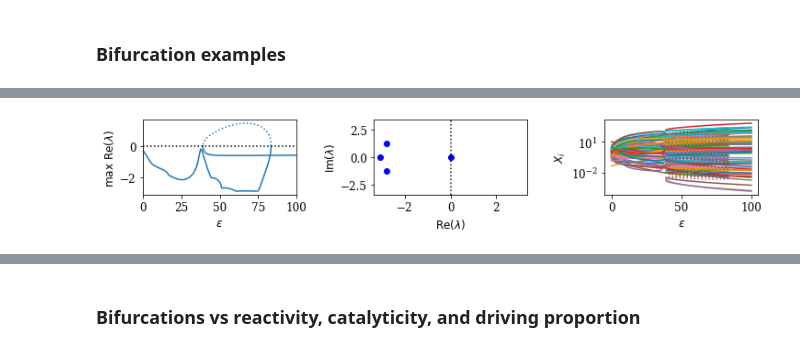
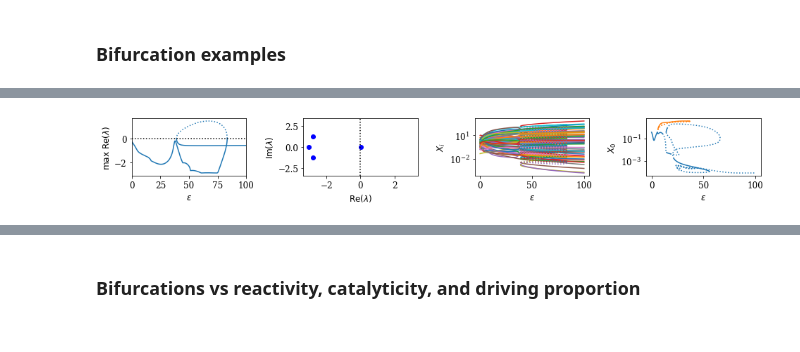
Before and after one commit to znicolaou/rmtchem, a Jupyter notebook: plots.ipynb, the cells around one changed output, grey strips where cells are left out. Cells and saved outputs as stored; diff of their text form; code cells hidden in the pictures.

```diff
--- a/plots.ipynb
+++ b/plots.ipynb
@@ -17,9 +17,8 @@ colors = prop_cycle.by_key()['color']
 # %% [markdown]
 ### Example graph
 # %%
-n=64
-c=0.5
-nr=int(c*n)
+n=4096
+nr=int(0.5*n*np.log(n))
 seed=1
 
 np.random.seed(seed)
@@ -57,10 +56,10 @@ if len(components)>1:
     for i in range(len(components)):
         comp=list(components)[i]
         idx=np.array(list(comp))
-        nx.draw(nx.convert_matrix.from_numpy_matrix(adj[np.ix_(idx,idx)]),node_size=200,ax=ax[i])
+        nx.draw(nx.convert_matrix.from_numpy_matrix(adj[np.ix_(idx,idx)]),node_size=50,ax=ax[i])
         ax[i].axis('off')
 else:
-    nx.draw(g,node_size=200)
+    nx.draw(g,node_size=12.5,width=0.025)
 
 plt.savefig('plots/fig1b.pdf')
 plt.show()
@@ -77,7 +76,7 @@ plt.show()
 ns=[64,512,4096]
 ls=['-','--',':']
 
-plt.subplots(2,2,figsize=(6,6))
+plt.subplots(2,2,figsize=(6,4))
 
 plt.subplot(2,2,1)
 plt.ylabel("proportion")
@@ -106,8 +105,10 @@ plt.xticks(locs,[])
 for i in range(3):
     n=ns[i]
     dat=np.loadtxt('data/er/'+str(n)+'_counts.txt')
-    plt.plot(dat[:,1]/(20/3)/np.log(n),dat[:,4],color='blue',linestyle=ls[i])
-    plt.plot(dat[:,1]/(20/3)/np.log(n),dat[:,5],color='orange',linestyle=ls[i])
+#     plt.plot(dat[:,1]/(20/3)/np.log(n),dat[:,4],color='blue',linestyle=ls[i])
+#     plt.plot(dat[:,1]/(20/3)/np.log(n),dat[:,5],color='orange',linestyle=ls[i])
+    plt.plot(np.concatenate([dat[:,1]/(20/3)/np.log(n),[0.4]]), np.concatenate([dat[:,4],[1]]),color='blue',linestyle=ls[i])
+    plt.plot(np.concatenate([dat[:,1]/(20/3)/np.log(n),[0.4]]), np.concatenate([dat[:,5],[1]]),color='orange',linestyle=ls[i])
 plt.plot([3/40,3/40],[0,1.1],color='black',linestyle=':')
 
 plt.subplot(2,2,3)
@@ -276,9 +180,15 @@ True 0.8975984789999814
 # %%
-plt.subplots(1,3,figsize=(12,1.5))
-plt.subplot(1,3,1)
+Xs=np.load('data/sn/Xs.npy')
+evals=np.load('data/sn/evals.npy')
+epsilons=np.load('data/sn/epsilons.npy')
+Xts=np.load('data/sn/Xts.npy')
+ts=np.load('data/sn/ts.npy')
+n=len(Xts)
+
+plt.subplots(1,4,figsize=(16,1.5))
+plt.subplot(1,4,1)
 plt.xlabel(r'$\epsilon$')
 plt.ylabel(r'$\mathrm{max}~\mathrm{Re}(\lambda)$')
-# plt.yscale('symlog')
 plt.xlim(0,100)
 inds1=np.where(np.max(np.real(evals),axis=1)<0)[0]
 inds2=np.where(np.max(np.real(evals),axis=1)>=0)[0]
@@ -287,33 +197,78 @@ for inds in np.split(inds1, np.where(np.diff(inds1) != 1)[0]+1):
 for inds in np.split(inds2, np.where(np.diff(inds2) != 1)[0]+1):
         plt.plot(epsilons[inds],np.max(np.real(evals),axis=1)[inds],ls=':',color=colors[0])
 plt.plot([0,100],[0,0],ls=':',color='black')
 
 
-plt.subplot(1,3,2)
+plt.subplot(1,4,2)
 m=np.where(np.max(np.real(evals),axis=1)>0)[0][0]
 lim=1.1*np.max(np.abs(evals[m,np.argsort(np.real(evals[m]))[-3:]]))
 plt.xlim(-lim,lim)
 plt.ylim(-lim,lim)
 plt.ylabel(r'$\mathrm{Im}(\lambda)$')
 plt.xlabel(r'$\mathrm{Re}(\lambda)$')
 plt.plot(np.real(evals[m]),np.imag(evals[m]),'bo')
 plt.plot([0,0],[-lim,lim],ls=':',color='black')
 
-plt.subplot(1,3,3)
+plt.subplot(1,4,3)
 inds1=np.where(np.max(np.real(evals),axis=1)<0)[0]
 inds2=np.where(np.max(np.real(evals),axis=1)>=0)[0]
 plt.yscale('log')
 plt.ylabel(r"$X_i$")
 plt.xlabel('$\epsilon$')
 for inds in np.split(inds1, np.where(np.diff(inds1) != 1)[0]+1):
     for i in range(n):
         plt.plot(epsilons[inds],Xs[inds,i],color=colors[np.mod(i,len(colors))])
 for inds in np.split(inds2, np.where(np.diff(inds2) != 1)[0]+1):
     for i in range(n):
         plt.plot(epsilons[inds],Xs[inds,i],ls=':',color=colors[np.mod(i,len(colors))])
 
+Xs0=np.load('data/chaos/Xs1.npy')
+epsilons0=np.load('data/chaos/epsilons1.npy')
+evals0=np.load('data/chaos/evals1.npy')
+Xs2=np.load('data/chaos/Xs2.npy')
+epsilons2=np.load('data/chaos/epsilons2.npy')
+evals2=np.load('data/chaos/evals2.npy')
+Xs3=np.load('data/chaos/Xs3.npy')
+epsilons3=np.load('data/chaos/epsilons3.npy')
+evals3=np.load('data/chaos/evals3.npy')
+
+plt.subplot(1,4,4)
+lst=[6]
+plt.xlabel(r'$\epsilon$')
+plt.ylabel(r'$X_0$')
+inds1=np.where(np.max(np.real(evals0),axis=1)<0)[0]
+inds2=np.where(np.max(np.real(evals0),axis=1)>=0)[0]
+plt.yscale('log')
+for inds in np.split(inds1, np.where(np.diff(inds1) != 1)[0]+1):
+    for i in lst:
+        plt.plot(epsilons0[inds],Xs0[inds,i],color=colors[0])
+for inds in np.split(inds2, np.where(np.diff(inds2) != 1)[0]+1):
+    for i in lst:
+        plt.plot(epsilons0[inds],Xs0[inds,i],ls=':',color=colors[0])
+
+inds1=np.where(np.max(np.real(evals2),axis=1)<0)[0]
+inds2=np.where(np.max(np.real(evals2),axis=1)>=0)[0]
+plt.yscale('log')
+for inds in np.split(inds1, np.where(np.diff(inds1) != 1)[0]+1):
+    for i in lst:
+        plt.plot(epsilons2[inds],Xs2[inds,i],color=colors[1])
+for inds in np.split(inds2, np.where(np.diff(inds2) != 1)[0]+1):
+    for i in lst:
+        plt.plot(epsilons2[inds],Xs2[inds,i],ls=':',color=colors[1])
+
+inds1=np.where(np.max(np.real(evals3),axis=1)<0)[0]
+inds2=np.where(np.max(np.real(evals3),axis=1)>=0)[0]
+plt.yscale('log')
+for inds in np.split(inds1, np.where(np.diff(inds1) != 1)[0]+1):
+    for i in lst:
+        plt.plot(epsilons3[inds],Xs3[inds,i],color=colors[1])
+for inds in np.split(inds2, np.where(np.diff(inds2) != 1)[0]+1):
+    for i in lst:
+        plt.plot(epsilons3[inds],Xs3[inds,i],ls=':',color=colors[1])
+
 plt.subplots_adjust(wspace=0.5,hspace=0.0)
 plt.savefig('plots/fig3a.pdf')
+
 plt.show()
 # %% [output]
-[figure, old version]
+[figure, new version]
```
Also changed, not shown: parts of 24 cells of this notebook, 1 other file.
